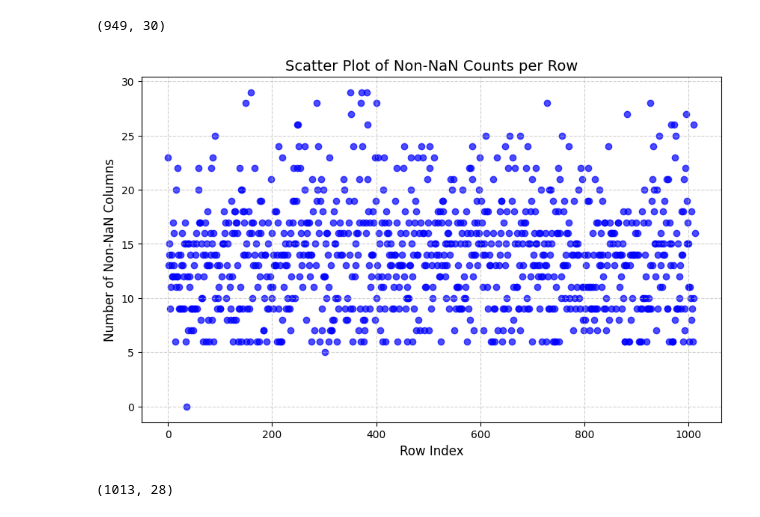
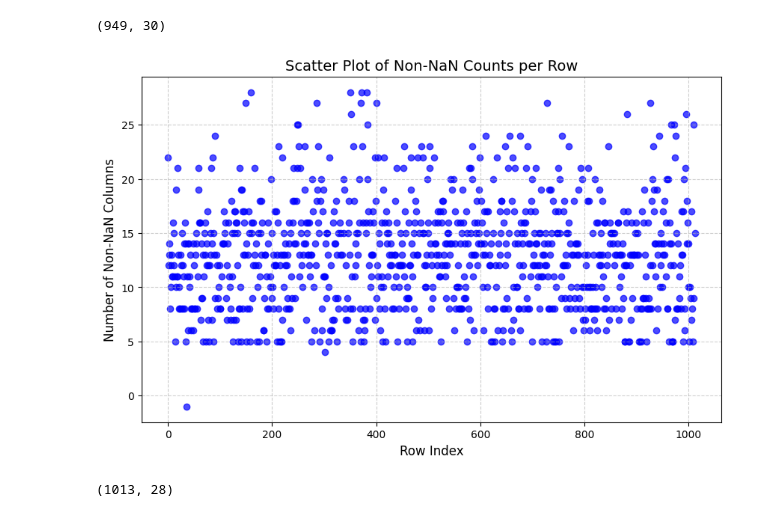
Before and after one commit to mohdkashifansari/Process_Analytics, a Jupyter notebook: model.ipynb, the cells around one changed output. Cells and saved outputs as stored; diff of their text form; code cells hidden in the pictures.

```diff
--- a/model.ipynb
+++ b/model.ipynb
@@ -113,18 +113,18 @@ df_act_flow_filtered.shape
 # %%
 
 # Step 1: Count the number of non-NaN values for each row
-df_act_flow_filtered['Non-NaN Count'] = df_act_flow_filtered.notnull().sum(axis=1)
+df_act_flow_filtered['Non-NaN Count'] = df_act_flow_filtered.notnull().sum(axis=1) -1
 
 # Step 2: Create the scatter plot
 plt.figure(figsize=(10, 6))
 plt.scatter(df_act_flow_filtered.index, df_act_flow_filtered['Non-NaN Count'], alpha=0.7, color='blue')
 plt.title('Scatter Plot of Non-NaN Counts per Row', fontsize=14)
 plt.xlabel('Row Index', fontsize=12)
 plt.ylabel('Number of Non-NaN Columns', fontsize=12)
 plt.grid(True, linestyle='--', alpha=0.6)
 plt.show()
 # %% [output]
-[figure, old version]
+[figure, new version]
 # %%
 # Filter the merged_dfFrame to include only rows where Activity == 'ER Registration'
 df_er_registration = df[df['Activity'] == 'ER Registration']
```
Also changed, not shown: parts of 2 cells of this notebook, 1 other file.
